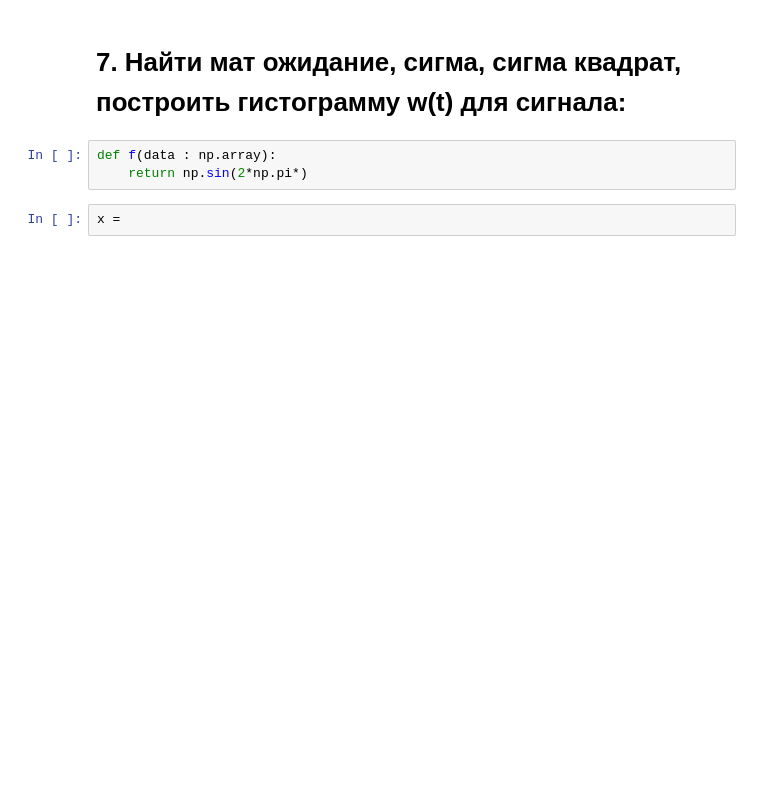
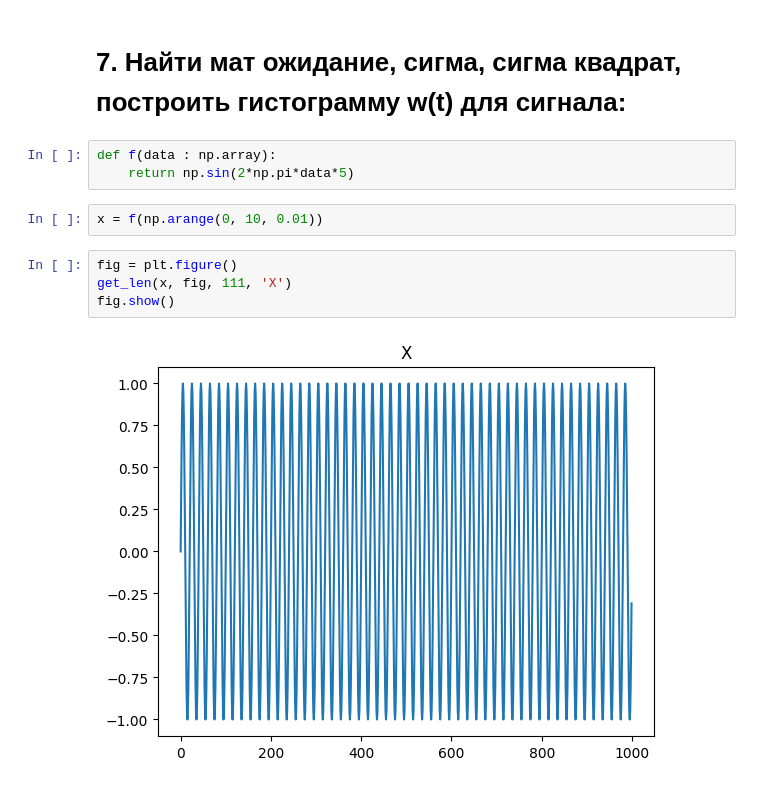
Before and after one commit to Filip-GG/MOTS, a Jupyter notebook: 2/main.ipynb, the cells around one changed output. Saved outputs shown, nothing was run; the diff lists cells and outputs as text; blank space fills up the shorter version.

```diff
--- a/2/main.ipynb
+++ b/2/main.ipynb
@@ -343,6 +338,12 @@ plt.plot(осш, ver)
 # 7. Найти мат ожидание, сигма, сигма квадрат,  построить гистограмму w(t) для сигнала:
 # %%
 def f(data : np.array):
-    return np.sin(2*np.pi*)
+    return np.sin(2*np.pi*data*5)
-# %%
-x =
+# %%
+x = f(np.arange(0, 10, 0.01))
+# %%
+fig = plt.figure()
+get_len(x, fig, 111, 'X')
+fig.show()
+# %% [output]
+[figure, added]
```
Also changed, not shown: parts of 15 cells of this notebook, 22 other files.
